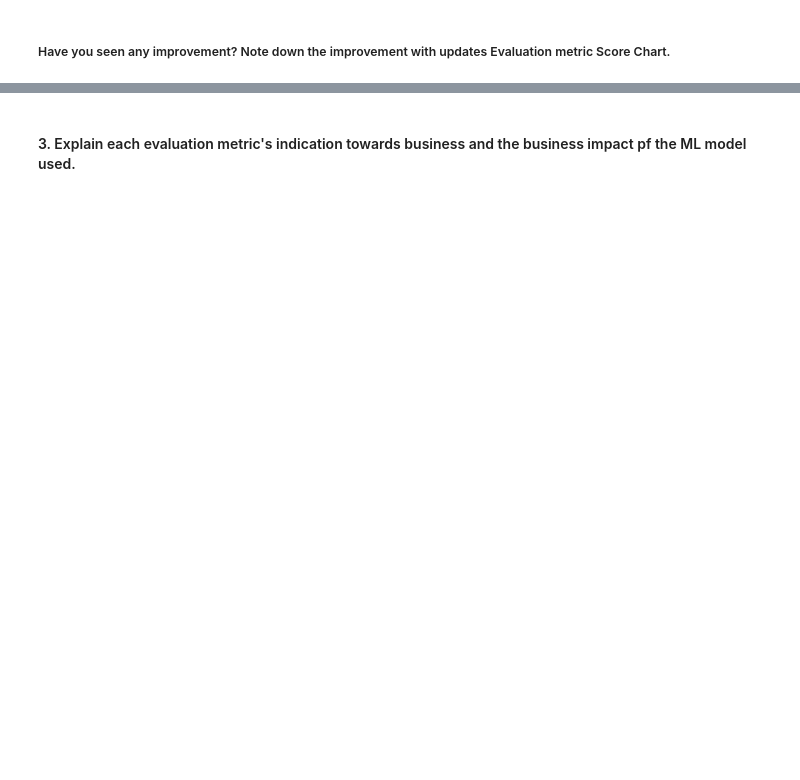
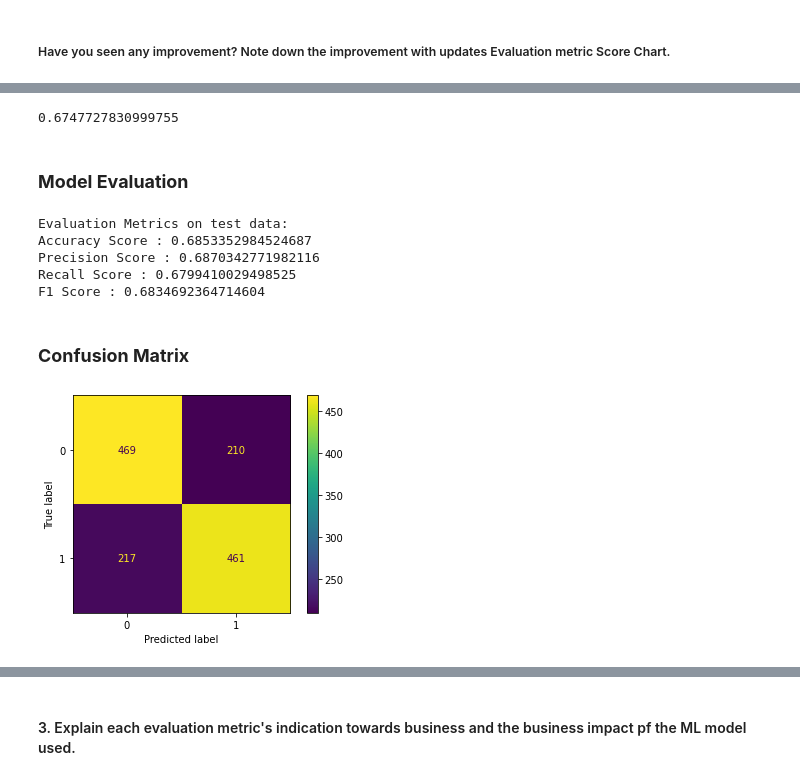
Before and after one commit to sakshantG/Cardiovascular_Risk_Prediction, a Jupyter notebook: Cardio_Vascular_Risk_Prediction_.ipynb, the cells around one changed output, grey strips where cells are left out. Drawn from its saved outputs; the diff is of its cells as text; code cells hidden in the pictures; blank space fills up the shorter version.

```diff
--- a/Cardio_Vascular_Risk_Prediction_.ipynb
+++ b/Cardio_Vascular_Risk_Prediction_.ipynb
@@ -1531,0 +1605,10 @@ Answer Here.
+# %%
+# create SVC model
+svc_clf = SVC(probability=True)
+
+# fitting model
+svc_clf.fit(X_train, y_train)
+
+# predictrd classes
+train_pred_svc = svc_clf.predict(X_train)
+test_pred_svc = svc_clf.predict(X_test)
@@ -1531,0 +1618,24 @@ Answer Here.
+# %%
+# train accuracy score
+accuracy_score(y_train, train_pred_svc)
+# %% [output]
+0.6747727830999755
+# %% [markdown]
+### **Model Evaluation**
+# %%
+# Evaluation Metrics
+evaluation_metrics(y_test, test_pred_svc, "SVC")
+# %% [output]
+Evaluation Metrics on test data:
+Accuracy Score : 0.6853352984524687
+Precision Score : 0.6870342771982116
+Recall Score : 0.6799410029498525
+F1 Score : 0.6834692364714604
+# %% [markdown]
+### **Confusion Matrix**
+# %%
+# visualize the Confusion Matrix
+plot_confusion_matrix(svc_clf, X_test, y_test)
+plt.show()
+# %% [output]
+[figure, added]
```
Also changed, not shown: parts of 114 cells of this notebook.
